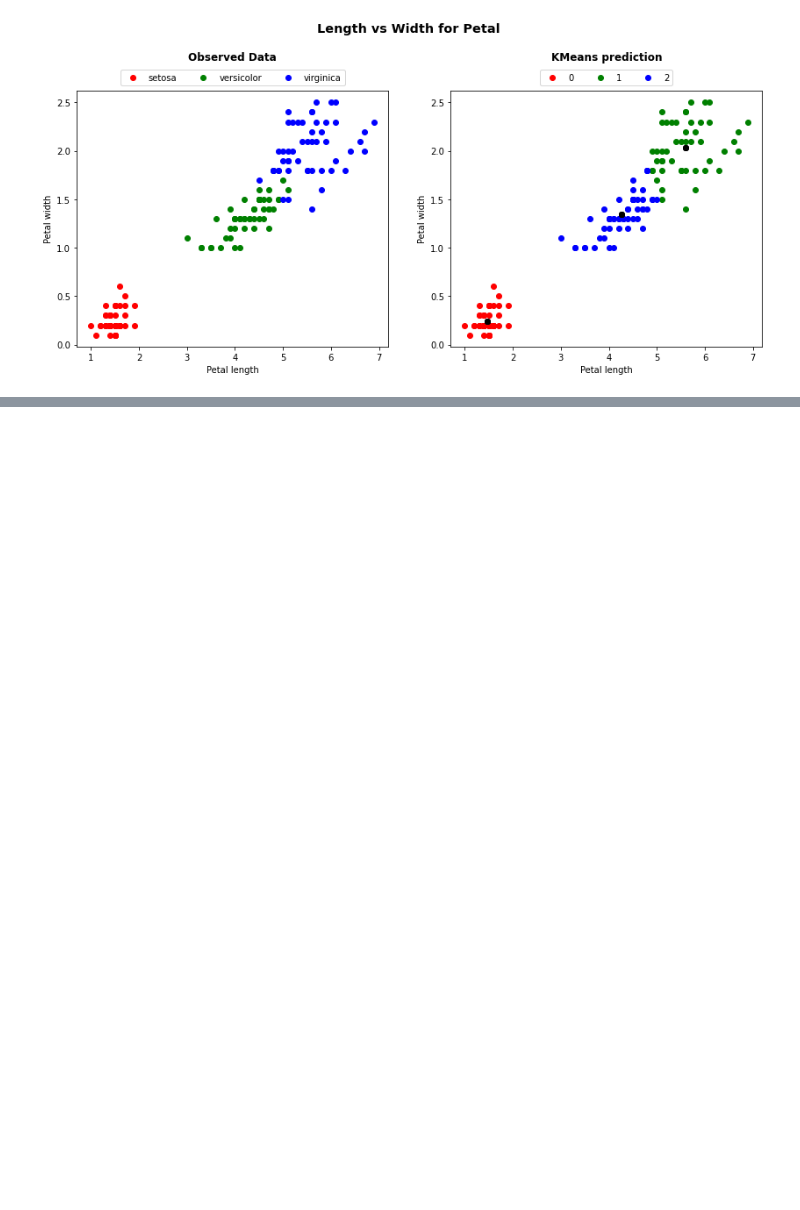
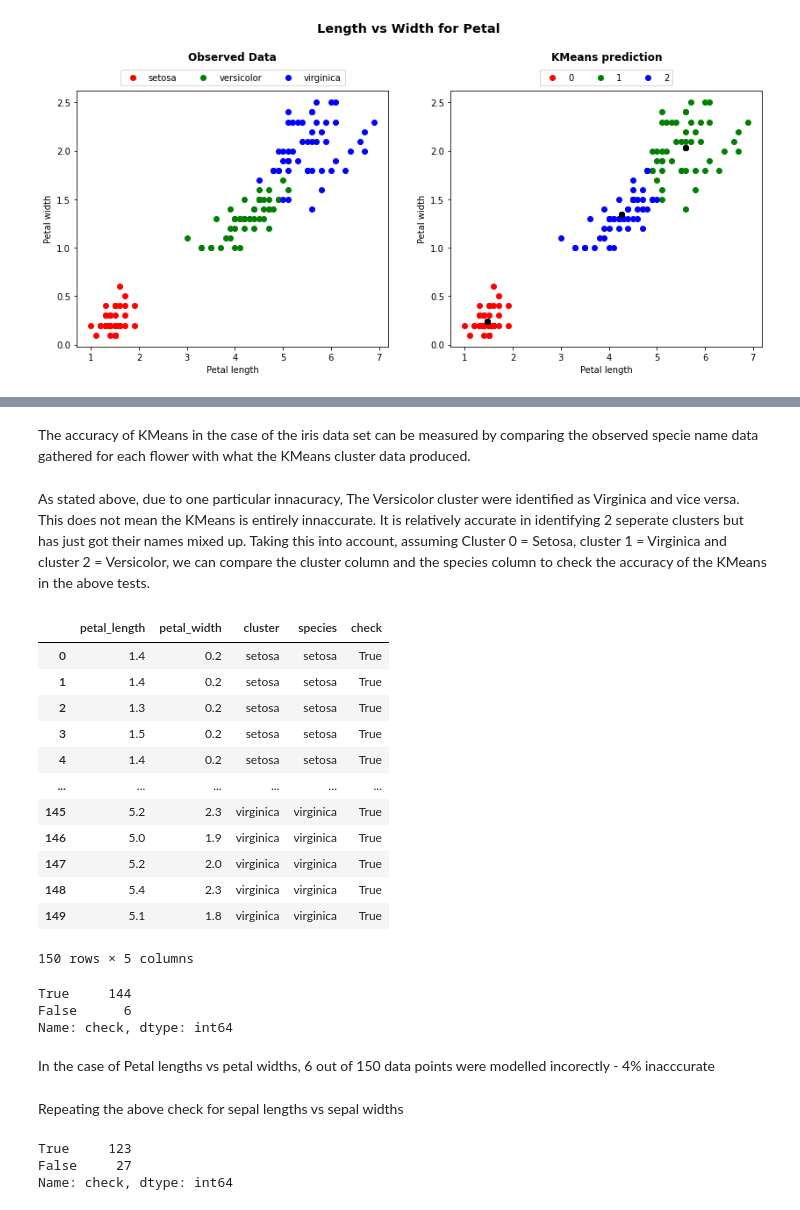
Before and after one commit to BarryClarke/Tasks-Assessment---Machine-Learning-and-Statistics, a Jupyter notebook: Tasks.ipynb, the cells around one changed output, grey strips where cells are left out. Cells and saved outputs as stored; diff of their text form; code cells hidden in the pictures; blank space fills up the shorter version.

```diff
--- a/Tasks.ipynb
+++ b/Tasks.ipynb
@@ -576,0 +583,58 @@ comparing the observed data and the KMeans modelled data for both Sepal and Peta
+# %% [markdown]
+The accuracy of KMeans in the case of the iris data set can be measured by comparing the observed specie name data gathered for each flower with what the KMeans cluster data produced.
+# %%
+# copy the data from df3 into a new dataframe, df3
+df3 = df2.loc[:, ['petal_length', 'petal_width', 'cluster']]
+# %% [markdown]
+As stated above, due to one particular innacuracy, The Versicolor cluster were identified as Virginica and vice versa. This does not mean the KMeans is entirely innaccurate. It is relatively accurate in identifying 2 seperate clusters but has just got their names mixed up. Taking this into account, assuming Cluster 0 = Setosa, cluster 1 = Virginica and cluster 2 = Versicolor, we can compare the cluster column and the species column to check the accuracy of the KMeans in the above tests.
+# %%
+# Rename clusters as setosa, versicolor and virginica
+df3['cluster'] = df3['cluster'].replace({0: 'setosa', 1: 'virginica', 2: 'versicolor'})
+# %%
+# Add the Species column from the Observed data to the dataframe containing the modelled data
+df3['species'] = df.loc[:, ['species']]
+
+# Create a colum that checks if cluster results match observed results
+df3['check'] = df3['cluster'] == df3['species']
+df3
+# %% [output]
+|  | petal_length | petal_width | cluster | species | check |
+| 0 | 1.4 | 0.2 | setosa | setosa | True |
+| 1 | 1.4 | 0.2 | setosa | setosa | True |
+| 2 | 1.3 | 0.2 | setosa | setosa | True |
+| 3 | 1.5 | 0.2 | setosa | setosa | True |
+| 4 | 1.4 | 0.2 | setosa | setosa | True |
+| ... | ... | ... | ... | ... | ... |
+| 145 | 5.2 | 2.3 | virginica | virginica | True |
+| 146 | 5.0 | 1.9 | virginica | virginica | True |
+| 147 | 5.2 | 2.0 | virginica | virginica | True |
+| 148 | 5.4 | 2.3 | virginica | virginica | True |
+| 149 | 5.1 | 1.8 | virginica | virginica | True |
+150 rows × 5 columns
+# %%
+# Check how many False predictions there are
+df3.check.value_counts()
+# %% [output]
+True     144
+False      6
+Name: check, dtype: int64
+# %% [markdown]
+In  the case of Petal lengths vs petal widths, 6 out of 150 data points were modelled incorectly - 4% inacccurate
+# %% [markdown]
+Repeating the above check for sepal lengths vs sepal widths
+# %%
+# Add the Species column from the Observed data to the dataframe containing the modelled data
+df1['species'] = df.loc[:, ['species']]
+
+# Rename clusters as setosa, versicolor and virginica
+df1['cluster'] = df1['cluster'].replace({0: 'setosa', 1: 'virginica', 2: 'versicolor'})
+
+# Create a colum that checks if cluster results match observed results
+df1['check'] = df1['cluster'] == df1['species']
+
+# Check how many False predictions there are
+df1.check.value_counts()
+# %% [output]
+True     123
+False     27
+Name: check, dtype: int64
```
Also changed, not shown: parts of 15 cells of this notebook, 1 other file.
